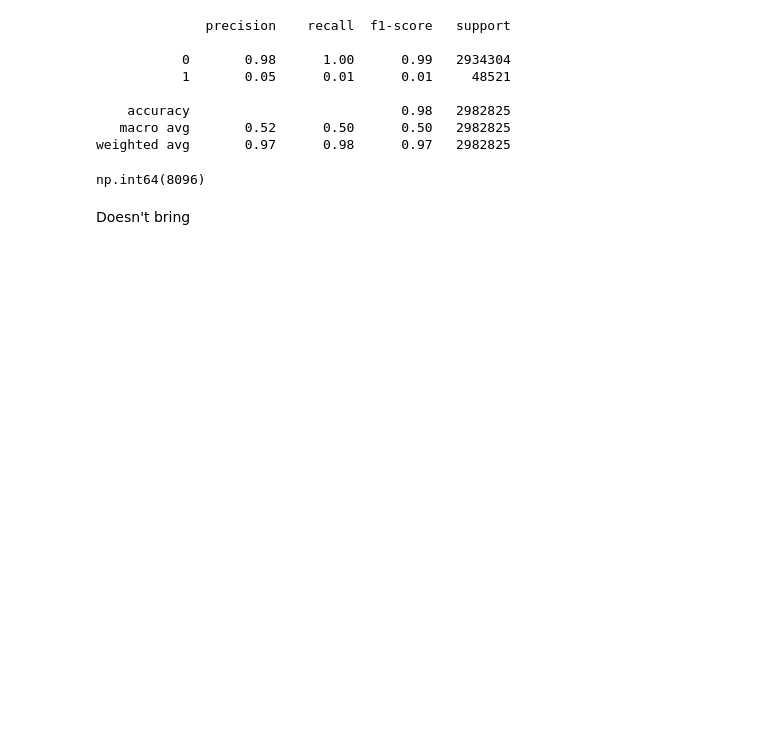
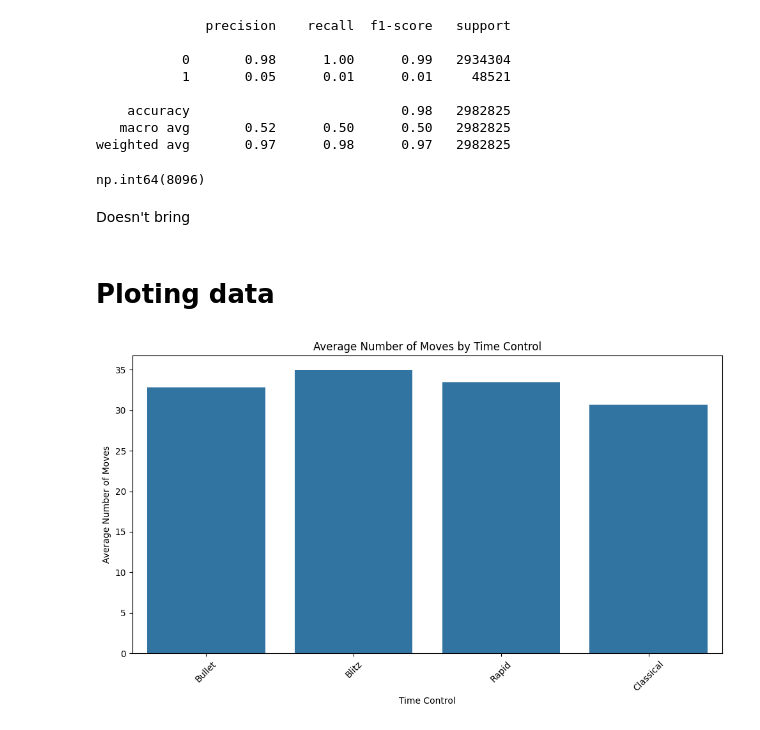
Before and after one commit to Alisizationed/sigmoid_homeworks, a Jupyter notebook: hw_20_dask/Sigmoid_HW_20.ipynb, the cells around one changed output. Saved outputs shown, nothing was run; the diff lists cells and outputs as text; code cells hidden in the pictures; blank space fills up the shorter version.

Commit message:
add: comments, plot

```diff
--- a/hw_20_dask/Sigmoid_HW_20.ipynb
+++ b/hw_20_dask/Sigmoid_HW_20.ipynb
@@ -184,3 +206,18 @@ y_pred_computed.sum()
 np.int64(8096)
 # %% [markdown]
 Doesn't bring
+# %% [markdown]
+# **Ploting data**
+# %%
+grouped_data = ddf.groupby(["TimeControl"])['Number_of_Moves'].mean().compute()
+
+plt.figure(figsize=(10, 6))
+sns.barplot(x=['Bullet', 'Blitz', 'Rapid', 'Classical'], y=grouped_data.values)
+plt.title('Average Number of Moves by Time Control')
+plt.xlabel('Time Control')
+plt.ylabel('Average Number of Moves')
+plt.xticks(rotation=45)
+plt.tight_layout()
+plt.show()
+# %% [output]
+[figure, added]
```
Also changed, not shown: parts of 12 cells of this notebook.
